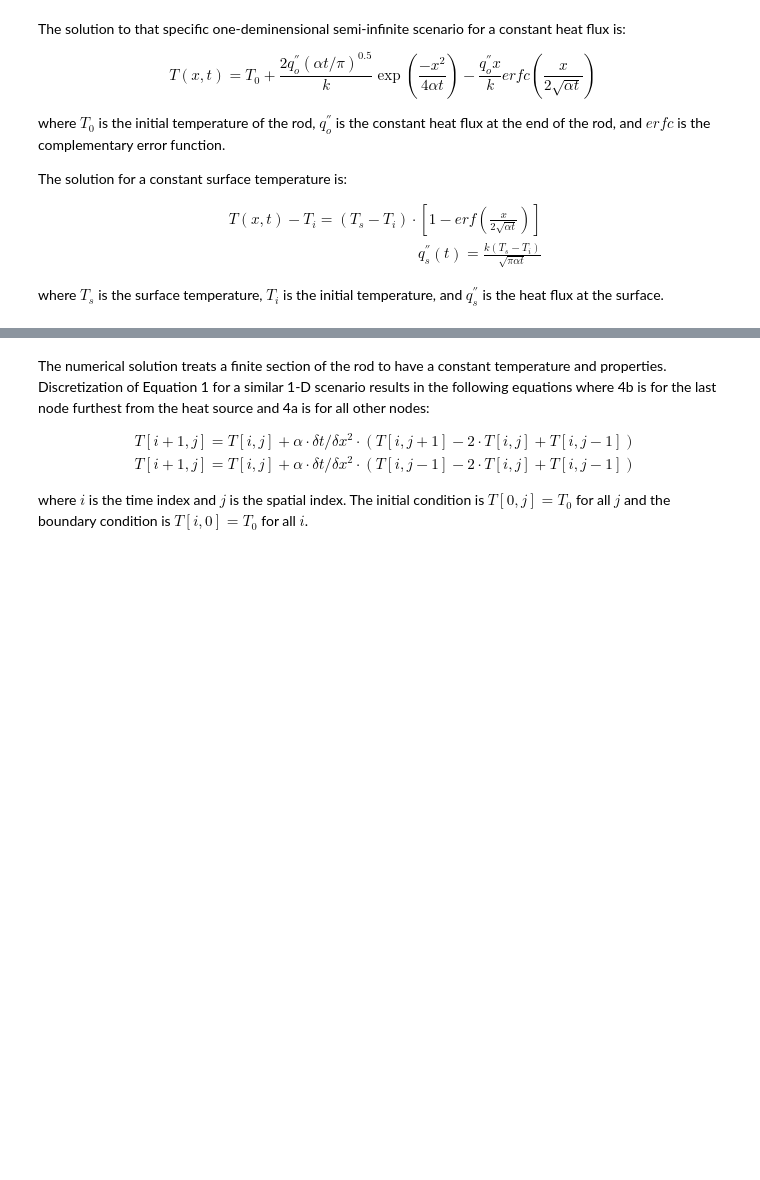
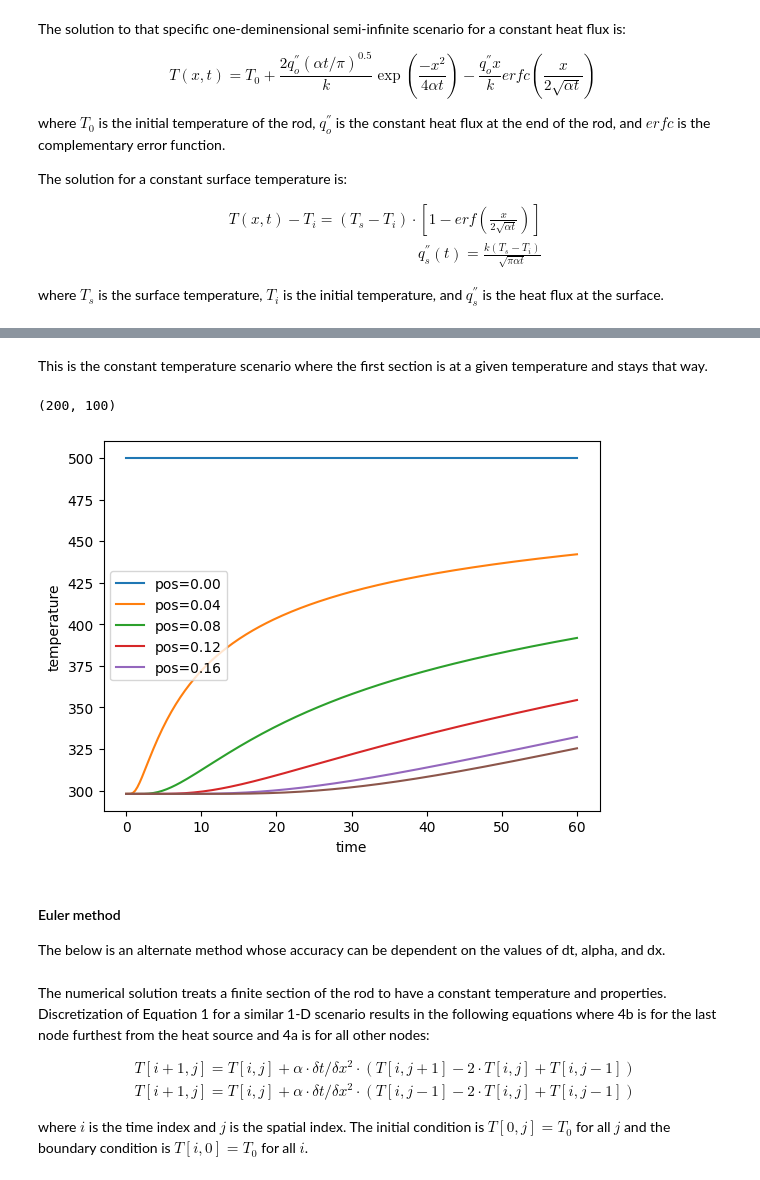
Before and after one commit to clint-bg/comptools, a Jupyter notebook: _build/jupyter_execute/casestudies/heattransfer.ipynb, the cells around one changed output, grey strips where cells are left out. Drawn from its saved outputs; the diff is of its cells as text; code cells hidden in the pictures; blank space fills up the shorter version.

```diff
--- a/_build/jupyter_execute/casestudies/heattransfer.ipynb
+++ b/_build/jupyter_execute/casestudies/heattransfer.ipynb
@@ -59,3 +71,43 @@ There should be two plots with each plot having multiple curves for the temperat
+# %%
+totallength = 0.2
+sections = np.arange(0,100,1)
+dx = totallength/sections[-1]
+alpha = 1e-4
+# %% [markdown]
+This is the constant temperature scenario where the first section is at a given temperature and stays that way.
+# %%
+#initial temps
+Temps = np.ones(len(sections))*298
+Temps[0] = 500
+#time array
+times = np.linspace(0,60,200)
+# %%
+def dTdt(T,time): #T is an array
+    dTdt = [0]
+    for each in range(1,len(sections)-1):
+        dTdt.append(alpha/dx**2*(T[each+1] - 2*T[each] + T[each-1]))
+    dTdt.append(alpha/dx**2*(T[-2] - 2*T[-1] + T[-2])) #adiabatic end
+    return dTdt
+# %%
+sol = odeint(dTdt,Temps,times)
+# %%
+sol.shape
+# %% [output]
+(200, 100)
+# %%
+xpos = np.arange(0,len(sections)*dx,dx)
+for j in range(len(sections)):
+    if j%20 == 0:
+        plt.plot(times,sol.T[j],label=f'pos={xpos[j]:1.2f}')
+        pass
+plt.plot(times,sol.T[-1]);plt.legend()
+plt.xlabel('time');plt.ylabel('temperature')
+plt.show()
+# %% [output]
+[figure, added]
+# %% [markdown]
+#### Euler method
+The below is an alternate method whose accuracy can be dependent on the values of dt, alpha, and dx.
 # %% [markdown]
 The numerical solution treats a finite section of the rod to have a constant temperature and properties. Discretization of Equation 1 for a similar 1-D scenario results in the following equations where 4b is for the last node furthest from the heat source and 4a is for all other nodes:
 
```
Also changed, not shown: parts of 14 cells of this notebook, 17 other files.
